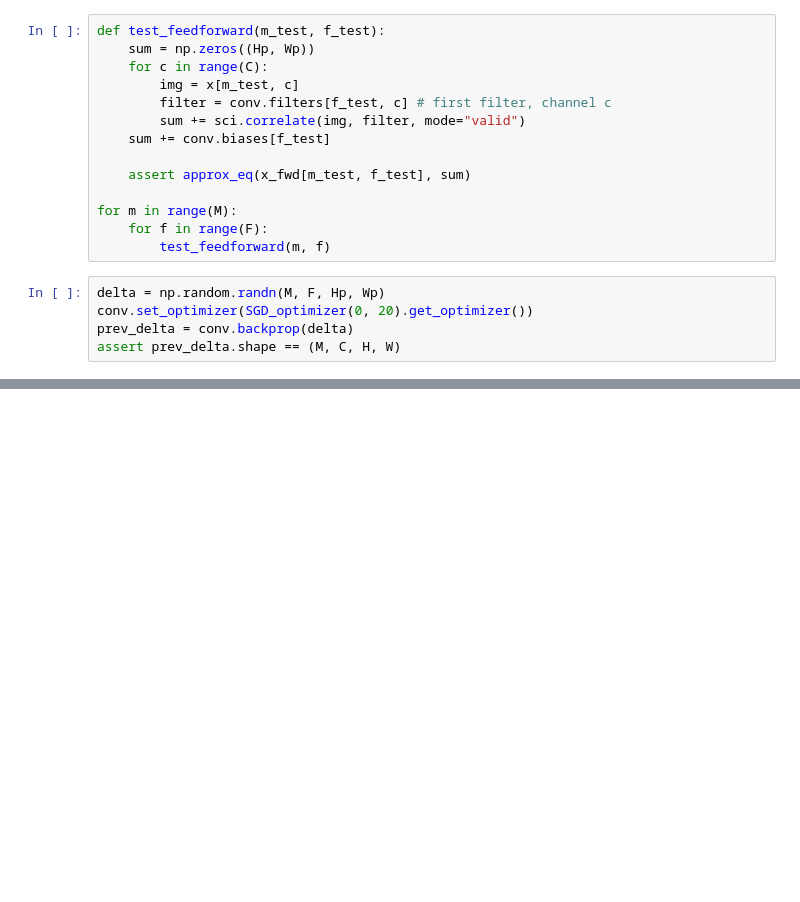
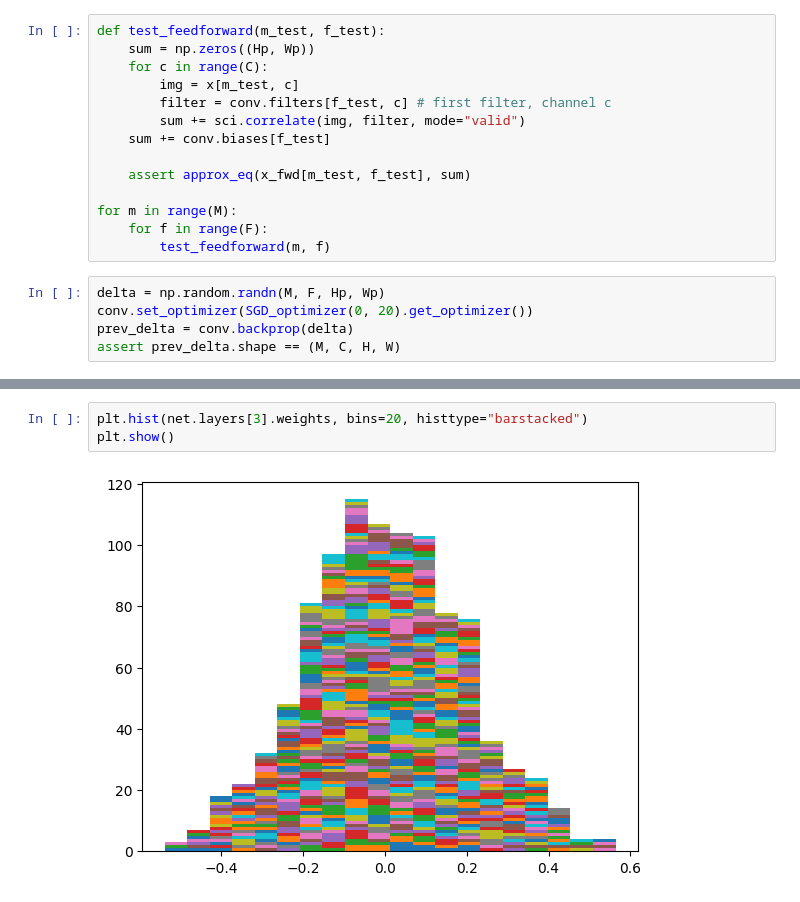
Before and after one commit to stanleytheli/mini-ml, a Jupyter notebook: src/convolution_tests.ipynb, the cells around one changed output, grey strips where cells are left out. Cells and saved outputs as stored; diff of their text form; blank space fills up the shorter version.

```diff
--- a/src/convolution_tests.ipynb
+++ b/src/convolution_tests.ipynb
@@ -40,0 +101,5 @@ assert prev_delta.shape == (M, C, H, W)
+# %%
+plt.hist(net.layers[3].weights, bins=20, histtype="barstacked")
+plt.show()
+# %% [output]
+[figure, added]
```
Also changed, not shown: parts of 29 cells of this notebook, 4 other files.
